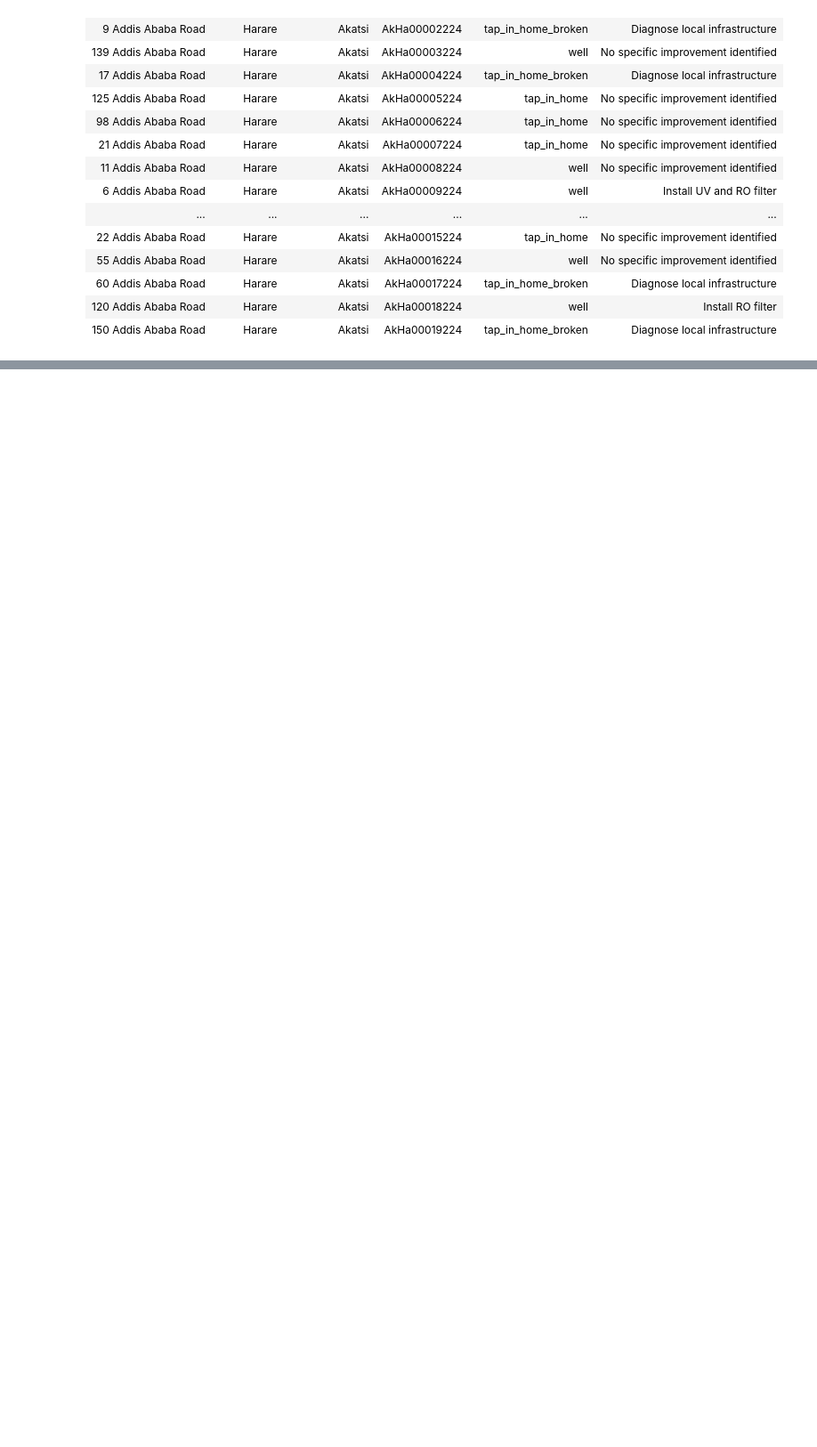
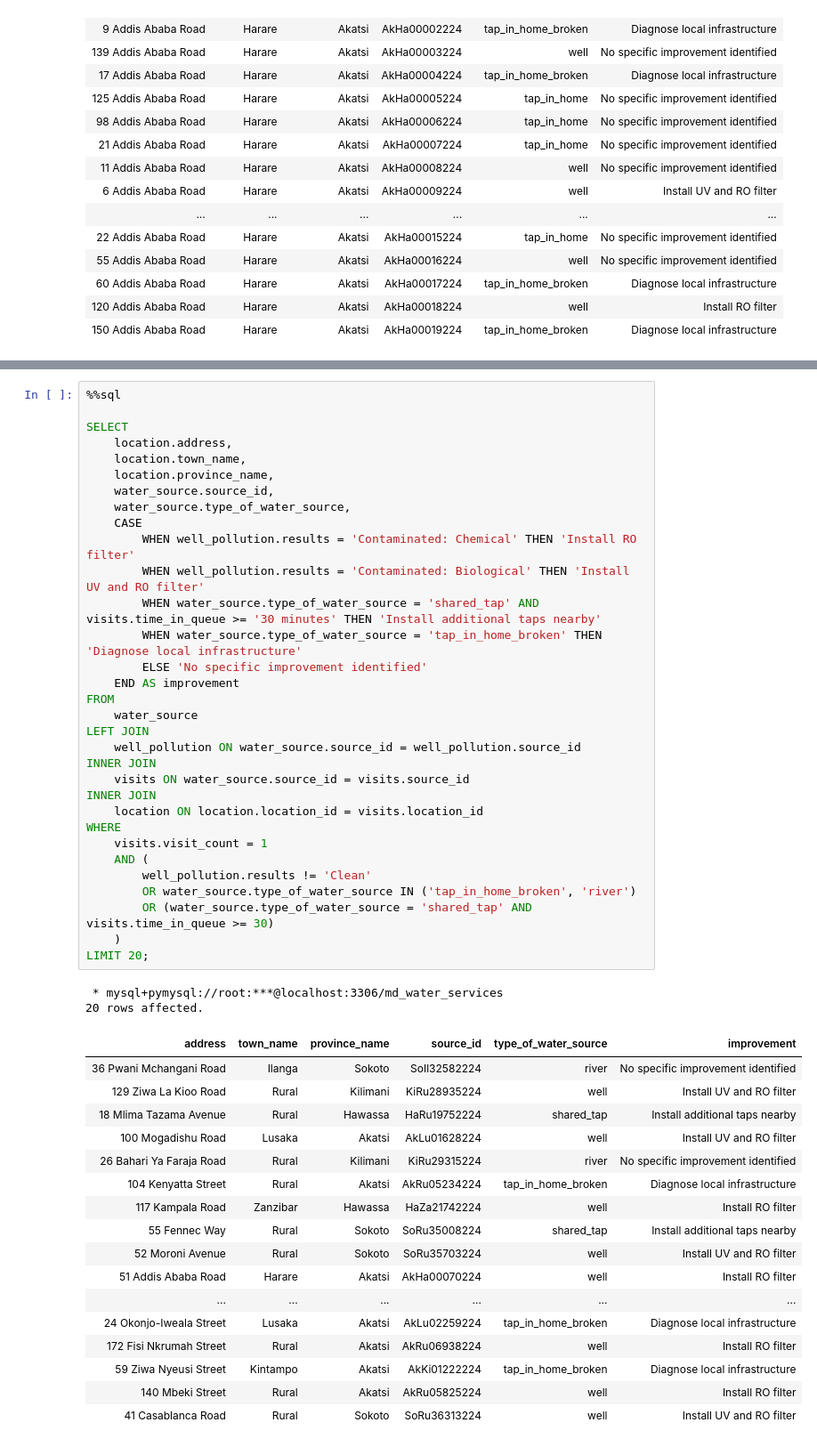
Before and after one commit to enockmbaraka/sqlchemy, a Jupyter notebook: Maji_Ndogo_Part_4/Maji_Ndogo_Project_4.ipynb, the cells around one changed output, grey strips where cells are left out. Shown at 89% size. Drawn from its saved outputs; the diff is of its cells as text; blank space fills up the shorter version.

```diff
--- a/Maji_Ndogo_Part_4/Maji_Ndogo_Project_4.ipynb
+++ b/Maji_Ndogo_Part_4/Maji_Ndogo_Project_4.ipynb
@@ -908,0 +917,52 @@ LIMIT 20;
+# %%
+%%sql
+
+SELECT
+    location.address,
+    location.town_name,
+    location.province_name,
+    water_source.source_id,
+    water_source.type_of_water_source,
+    CASE
+        WHEN well_pollution.results = 'Contaminated: Chemical' THEN 'Install RO filter'
+        WHEN well_pollution.results = 'Contaminated: Biological' THEN 'Install UV and RO filter'
+        WHEN water_source.type_of_water_source = 'shared_tap' AND visits.time_in_queue >= '30 minutes' THEN 'Install additional taps nearby'
+        WHEN water_source.type_of_water_source = 'tap_in_home_broken' THEN 'Diagnose local infrastructure'
+        ELSE 'No specific improvement identified'
+    END AS improvement
+FROM
+    water_source
+LEFT JOIN
+    well_pollution ON water_source.source_id = well_pollution.source_id
+INNER JOIN
+    visits ON water_source.source_id = visits.source_id
+INNER JOIN
+    location ON location.location_id = visits.location_id
+WHERE
+    visits.visit_count = 1
+    AND (
+        well_pollution.results != 'Clean'
+        OR water_source.type_of_water_source IN ('tap_in_home_broken', 'river')
+        OR (water_source.type_of_water_source = 'shared_tap' AND visits.time_in_queue >= 30)
+    )
+LIMIT 20;
+# %% [output]
+ * mysql+pymysql://root:***@localhost:3306/md_water_services
+20 rows affected.
+| address | town_name | province_name | source_id | type_of_water_source | improvement |
+| 36 Pwani Mchangani Road | Ilanga | Sokoto | SoIl32582224 | river | No specific improvement identified |
+| 129 Ziwa La Kioo Road | Rural | Kilimani | KiRu28935224 | well | Install UV and RO filter |
+| 18 Mlima Tazama Avenue | Rural | Hawassa | HaRu19752224 | shared_tap | Install additional taps nearby |
+| 100 Mogadishu Road | Lusaka | Akatsi | AkLu01628224 | well | Install UV and RO filter |
+| 26 Bahari Ya Faraja Road | Rural | Kilimani | KiRu29315224 | river | No specific improvement identified |
+| 104 Kenyatta Street | Rural | Akatsi | AkRu05234224 | tap_in_home_broken | Diagnose local infrastructure |
+| 117 Kampala Road | Zanzibar | Hawassa | HaZa21742224 | well | Install RO filter |
+| 55 Fennec Way | Rural | Sokoto | SoRu35008224 | shared_tap | Install additional taps nearby |
+| 52 Moroni Avenue | Rural | Sokoto | SoRu35703224 | well | Install UV and RO filter |
+| 51 Addis Ababa Road | Harare | Akatsi | AkHa00070224 | well | Install RO filter |
+| ... | ... | ... | ... | ... | ... |
+| 24 Okonjo-Iweala Street | Lusaka | Akatsi | AkLu02259224 | tap_in_home_broken | Diagnose local infrastructure |
+| 172 Fisi Nkrumah Street | Rural | Akatsi | AkRu06938224 | well | Install RO filter |
+| 59 Ziwa Nyeusi Street | Kintampo | Akatsi | AkKi01222224 | tap_in_home_broken | Diagnose local infrastructure |
+| 140 Mbeki Street | Rural | Akatsi | AkRu05825224 | well | Install RO filter |
+| 41 Casablanca Road | Rural | Sokoto | SoRu36313224 | well | Install UV and RO filter |
```
Also changed, not shown: parts of 18 cells of this notebook.
